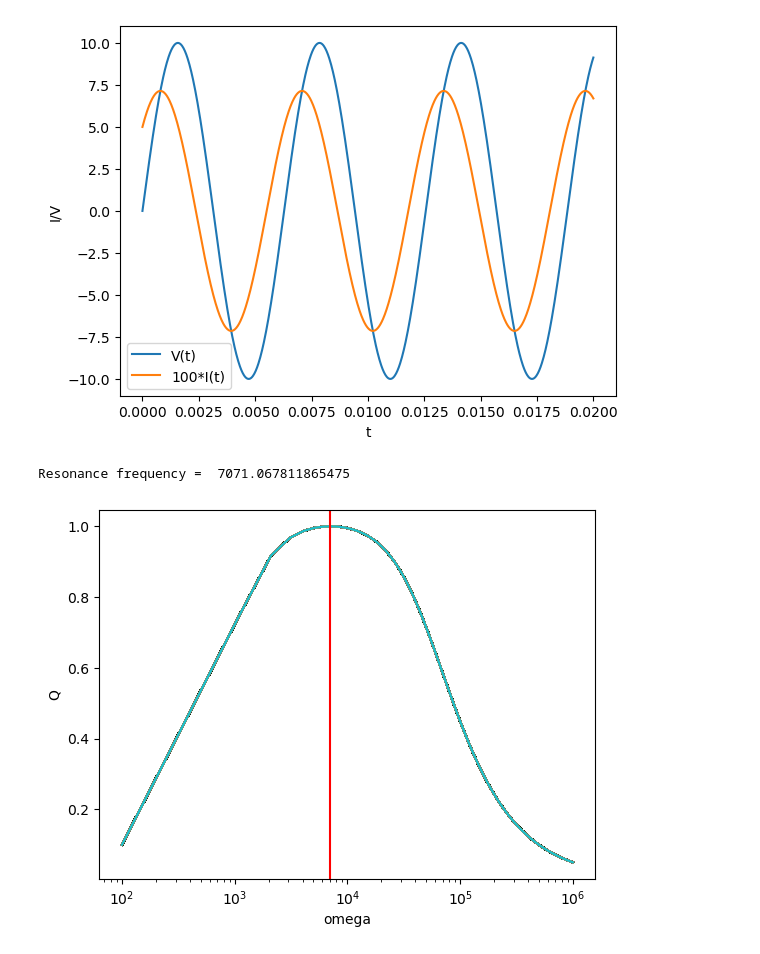
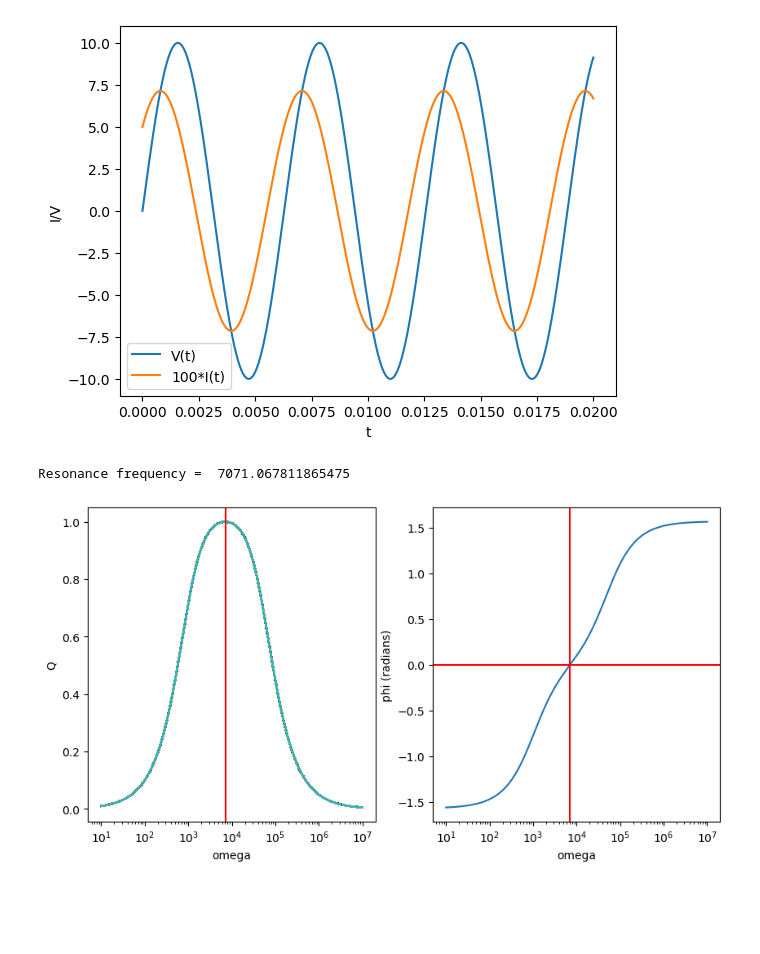
Before and after one commit to brash99/phys340, a Jupyter notebook: JupyterNotebooks/Complex/FFF_complex_RLC_Circuit.ipynb, the cells around one changed output. Saved outputs shown, nothing was run; the diff lists cells and outputs as text; code cells hidden in the pictures; blank space fills up the shorter version.

```diff
--- a/JupyterNotebooks/Complex/FFF_complex_RLC_Circuit.ipynb
+++ b/JupyterNotebooks/Complex/FFF_complex_RLC_Circuit.ipynb
@@ -219,26 +219,42 @@ plt.show()
 Phase angle =  -44.42127443439224
 [figure]
 # %%
-omega_range = np.linspace(100, 1000100, 1000)
+omega_power = np.linspace(1, 7, 10000)
+omega_range = 10**omega_power
+
 Q = []
+phi = []
 for omega_val in omega_range:
     V = v0*np.exp(1j*omega_val*t)
     Z = R + 1j*omega_val*L + 1/(1j*omega_val*C)
     I = V/Z
+    phi.append(np.arctan((omega_val*L - 1/(omega_val*C))/R))
     Q.append(R*abs(I)/abs(V))
 # %%
-plt.plot(omega_range, Q)
-plt.xscale('log')
-plt.xlabel('omega')
-plt.ylabel('Q')
+fig, ax = plt.subplots(1,2, figsize=(10,5))
 
 omega_res = 1/np.sqrt(L*C)
 print('Resonance frequency = ', omega_res)
+
+ax[0].plot(omega_range, Q)
+ax[0].set_xscale('log')
+ax[0].set_xlabel('omega')
+ax[0].set_ylabel('Q')
 # plot a vertical line at the resonance frequency
+ax[0].axvline(omega_res, color='r')
 
-plt.axvline(omega_res, color='r')
+ax[1].plot(omega_range, phi)
+ax[1].set_xlabel('omega')
+ax[1].set_ylabel('phi (radians)')
+#ax[1].set_xlim(omega_res*0.95,omega_res*1.05)
+#ax[1].set_ylim(-0.02,0.02)
+ax[1].set_xscale('log')
+
+# plot a vertical line at the resonance frequency
+ax[1].axvline(omega_res, color='r')
+ax[1].axhline(0, color='r')
 
 plt.show()
 # %% [output]
 Resonance frequency =  7071.067811865475
-[figure, old version]
+[figure, new version]
```
Also changed, not shown: parts of 7 cells of this notebook.
